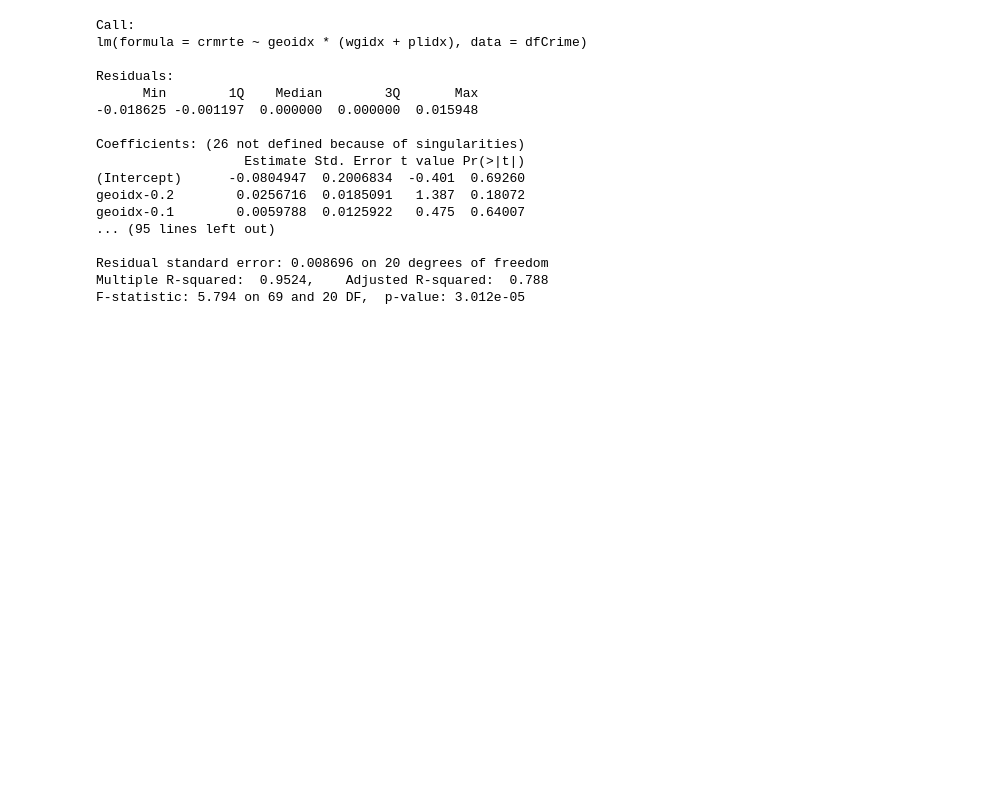
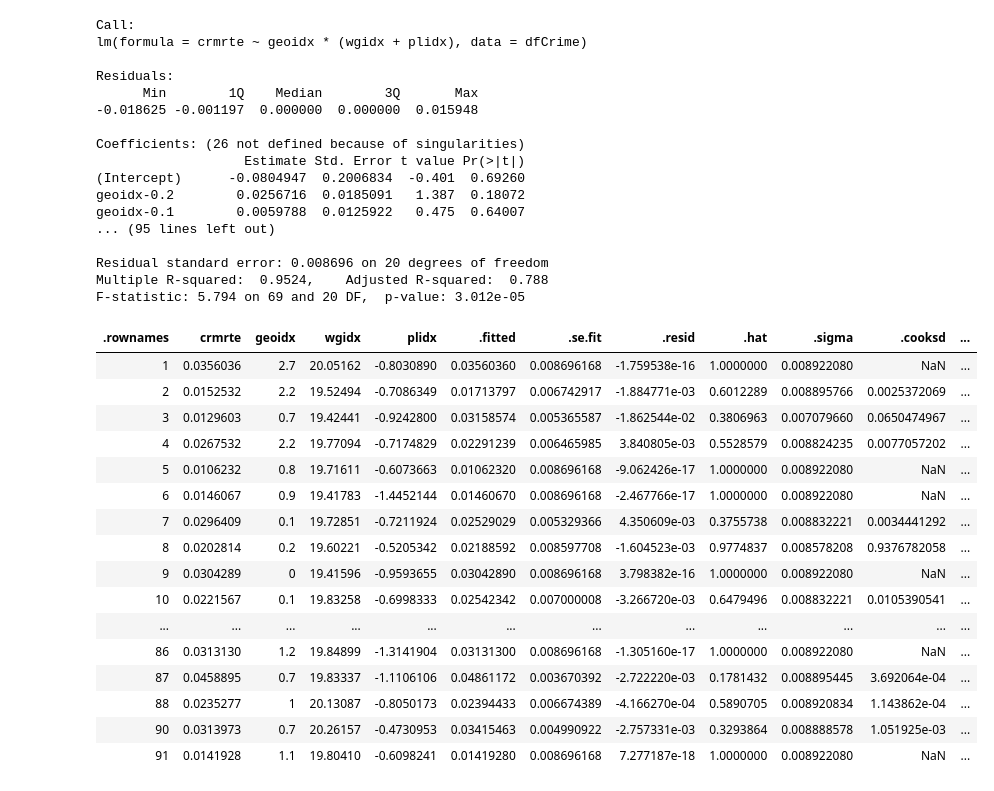
Before and after one commit to kevin-hartman/MIDS_W203_5_Lab3, a Jupyter notebook: kevin_model.ipynb, the cells around one changed output. Saved outputs shown, nothing was run; the diff lists cells and outputs as text; code cells hidden in the pictures; blank space fills up the shorter version.

```diff
--- a/kevin_model.ipynb
+++ b/kevin_model.ipynb
@@ -193,0 +198,20 @@ F-statistic: 5.794 on 69 and 20 DF,  p-value: 3.012e-05
+# %%
+mod3_aug
+# %% [output]
+| .rownames | crmrte | geoidx | wgidx | plidx | .fitted | .se.fit | .resid | .hat | .sigma | .cooksd | ... |
+| 1 | 0.0356036 | 2.7 | 20.05162 | -0.8030890 | 0.03560360 | 0.008696168 | -1.759538e-16 | 1.0000000 | 0.008922080 | NaN | ... |
+| 2 | 0.0152532 | 2.2 | 19.52494 | -0.7086349 | 0.01713797 | 0.006742917 | -1.884771e-03 | 0.6012289 | 0.008895766 | 0.0025372069 | ... |
+| 3 | 0.0129603 | 0.7 | 19.42441 | -0.9242800 | 0.03158574 | 0.005365587 | -1.862544e-02 | 0.3806963 | 0.007079660 | 0.0650474967 | ... |
+| 4 | 0.0267532 | 2.2 | 19.77094 | -0.7174829 | 0.02291239 | 0.006465985 | 3.840805e-03 | 0.5528579 | 0.008824235 | 0.0077057202 | ... |
+| 5 | 0.0106232 | 0.8 | 19.71611 | -0.6073663 | 0.01062320 | 0.008696168 | -9.062426e-17 | 1.0000000 | 0.008922080 | NaN | ... |
+| 6 | 0.0146067 | 0.9 | 19.41783 | -1.4452144 | 0.01460670 | 0.008696168 | -2.467766e-17 | 1.0000000 | 0.008922080 | NaN | ... |
+| 7 | 0.0296409 | 0.1 | 19.72851 | -0.7211924 | 0.02529029 | 0.005329366 | 4.350609e-03 | 0.3755738 | 0.008832221 | 0.0034441292 | ... |
+| 8 | 0.0202814 | 0.2 | 19.60221 | -0.5205342 | 0.02188592 | 0.008597708 | -1.604523e-03 | 0.9774837 | 0.008578208 | 0.9376782058 | ... |
+| 9 | 0.0304289 | 0 | 19.41596 | -0.9593655 | 0.03042890 | 0.008696168 | 3.798382e-16 | 1.0000000 | 0.008922080 | NaN | ... |
+| 10 | 0.0221567 | 0.1 | 19.83258 | -0.6998333 | 0.02542342 | 0.007000008 | -3.266720e-03 | 0.6479496 | 0.008832221 | 0.0105390541 | ... |
+| ... | ... | ... | ... | ... | ... | ... | ... | ... | ... | ... | ... |
+| 86 | 0.0313130 | 1.2 | 19.84899 | -1.3141904 | 0.03131300 | 0.008696168 | -1.305160e-17 | 1.0000000 | 0.008922080 | NaN | ... |
+| 87 | 0.0458895 | 0.7 | 19.83337 | -1.1106106 | 0.04861172 | 0.003670392 | -2.722220e-03 | 0.1781432 | 0.008895445 | 3.692064e-04 | ... |
+| 88 | 0.0235277 | 1 | 20.13087 | -0.8050173 | 0.02394433 | 0.006674389 | -4.166270e-04 | 0.5890705 | 0.008920834 | 1.143862e-04 | ... |
+| 90 | 0.0313973 | 0.7 | 20.26157 | -0.4730953 | 0.03415463 | 0.004990922 | -2.757331e-03 | 0.3293864 | 0.008888578 | 1.051925e-03 | ... |
+| 91 | 0.0141928 | 1.1 | 19.80410 | -0.6098241 | 0.01419280 | 0.008696168 | 7.277187e-18 | 1.0000000 | 0.008922080 | NaN | ... |
```
Also changed, not shown: parts of 4 cells of this notebook.
